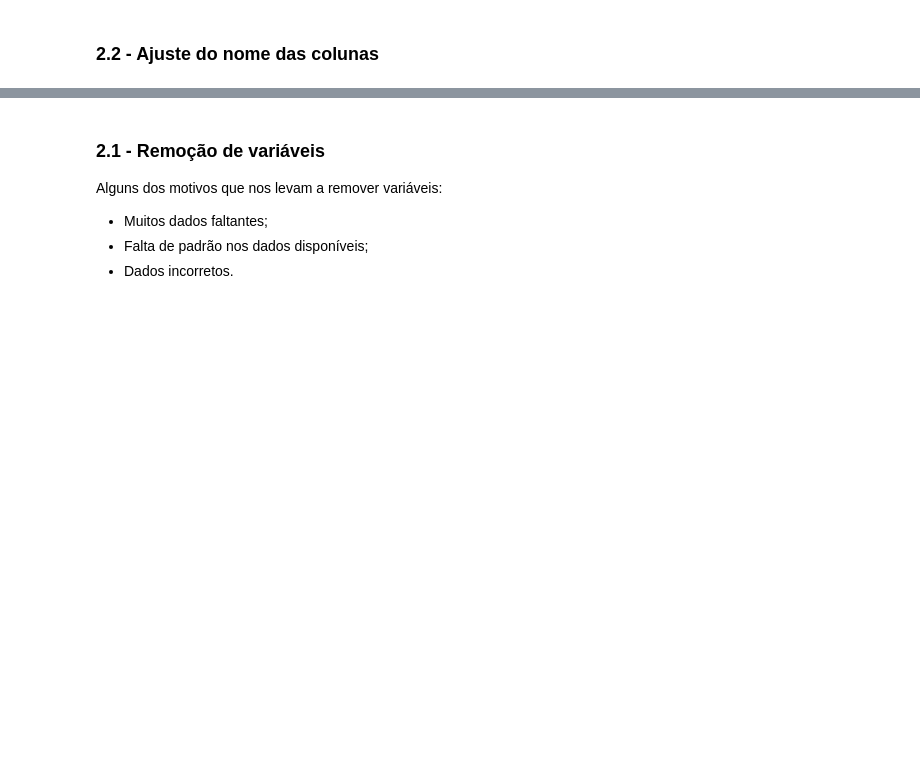
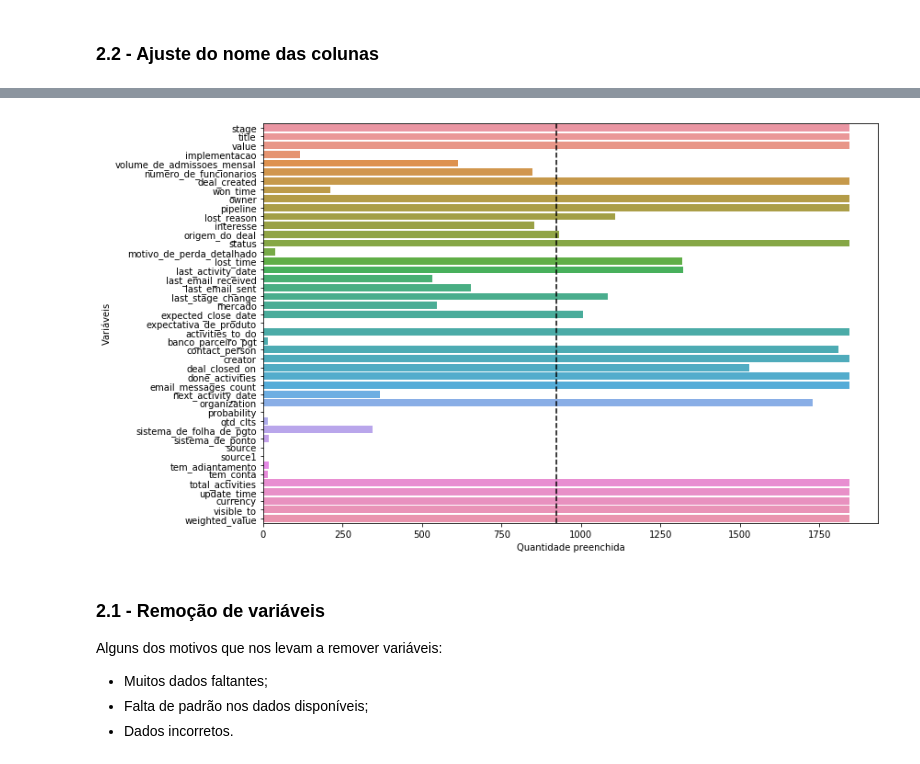
Before and after one commit to f2acode/data-science-xerpa-studies, a Jupyter notebook: class8/project_lead_presentation.ipynb, the cells around one changed output, grey strips where cells are left out. Cells and saved outputs as stored; diff of their text form; code cells hidden in the pictures; blank space fills up the shorter version.

```diff
--- a/class8/project_lead_presentation.ipynb
+++ b/class8/project_lead_presentation.ipynb
@@ -96,3 +153,13 @@ df_deals.head()
+# %%
+pd_df = pd.DataFrame(list(completenessDict.items()))
+pd_df.columns =["Variáveis","Quantidade preenchida"]
+plt.figure(figsize=(12,8))
+
+ax = sns.barplot(y="Variáveis", x="Quantidade preenchida", data=pd_df, orient="h")
+plt.axvline(df_deals.shape[0]/2, color="k", linestyle="--");
+plt.show()
+# %% [output]
+[figure, added]
 # %% [markdown]
 <h3><a id="drop_fields" class="anchor">2.1 - Remoção de variáveis</a></h3>
 
```
Also changed, not shown: parts of 3 cells of this notebook.
